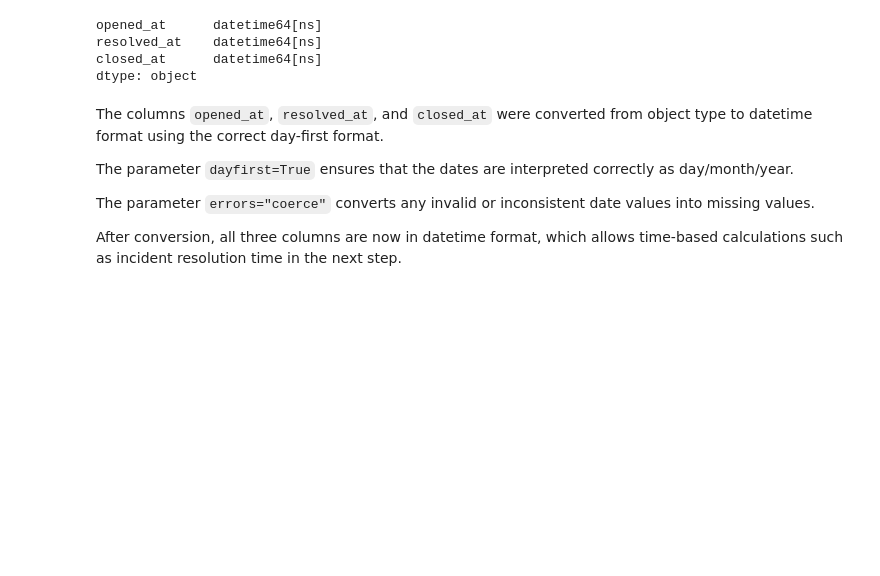
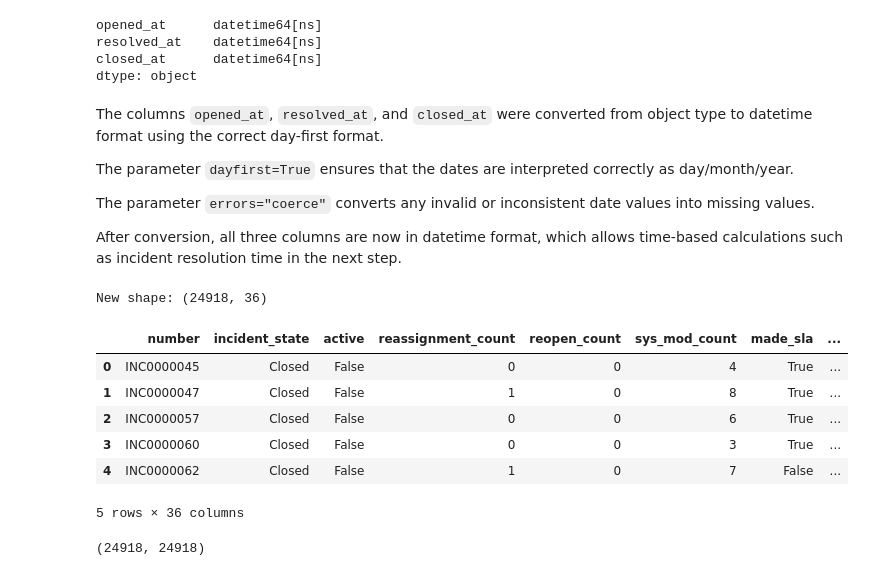
Before and after one commit to Husnain-Yaqoob/IT-Incident-Data-Analysis, a Jupyter notebook: FYP_IT_Incident_Data_Preparation-v2.ipynb, the cells around one changed output. Cells and saved outputs as stored; diff of their text form; code cells hidden in the pictures; blank space fills up the shorter version.

```diff
--- a/FYP_IT_Incident_Data_Preparation-v2.ipynb
+++ b/FYP_IT_Incident_Data_Preparation-v2.ipynb
@@ -443,3 +443,25 @@ The parameter `dayfirst=True` ensures that the dates are interpreted correctly a
 The parameter `errors="coerce"` converts any invalid or inconsistent date values into missing values.
 
 After conversion, all three columns are now in datetime format, which allows time-based calculations such as incident resolution time in the next step.
+# %%
+# Convert to incident-level dataset (one row per incident)
+incident_final = incident_df.sort_values("sys_updated_at") \
+                           .groupby("number") \
+                           .last() \
+                           .reset_index()
+
+print("New shape:", incident_final.shape)
+incident_final.head()
+# %% [output]
+New shape: (24918, 36)
+|  | number | incident_state | active | reassignment_count | reopen_count | sys_mod_count | made_sla | ... |
+| 0 | INC0000045 | Closed | False | 0 | 0 | 4 | True | ... |
+| 1 | INC0000047 | Closed | False | 1 | 0 | 8 | True | ... |
+| 2 | INC0000057 | Closed | False | 0 | 0 | 6 | True | ... |
+| 3 | INC0000060 | Closed | False | 0 | 0 | 3 | True | ... |
+| 4 | INC0000062 | Closed | False | 1 | 0 | 7 | False | ... |
+5 rows × 36 columns
+# %%
+incident_final["number"].nunique(), incident_final.shape[0]
+# %% [output]
+(24918, 24918)
```
Also changed, not shown: parts of 10 cells of this notebook.
